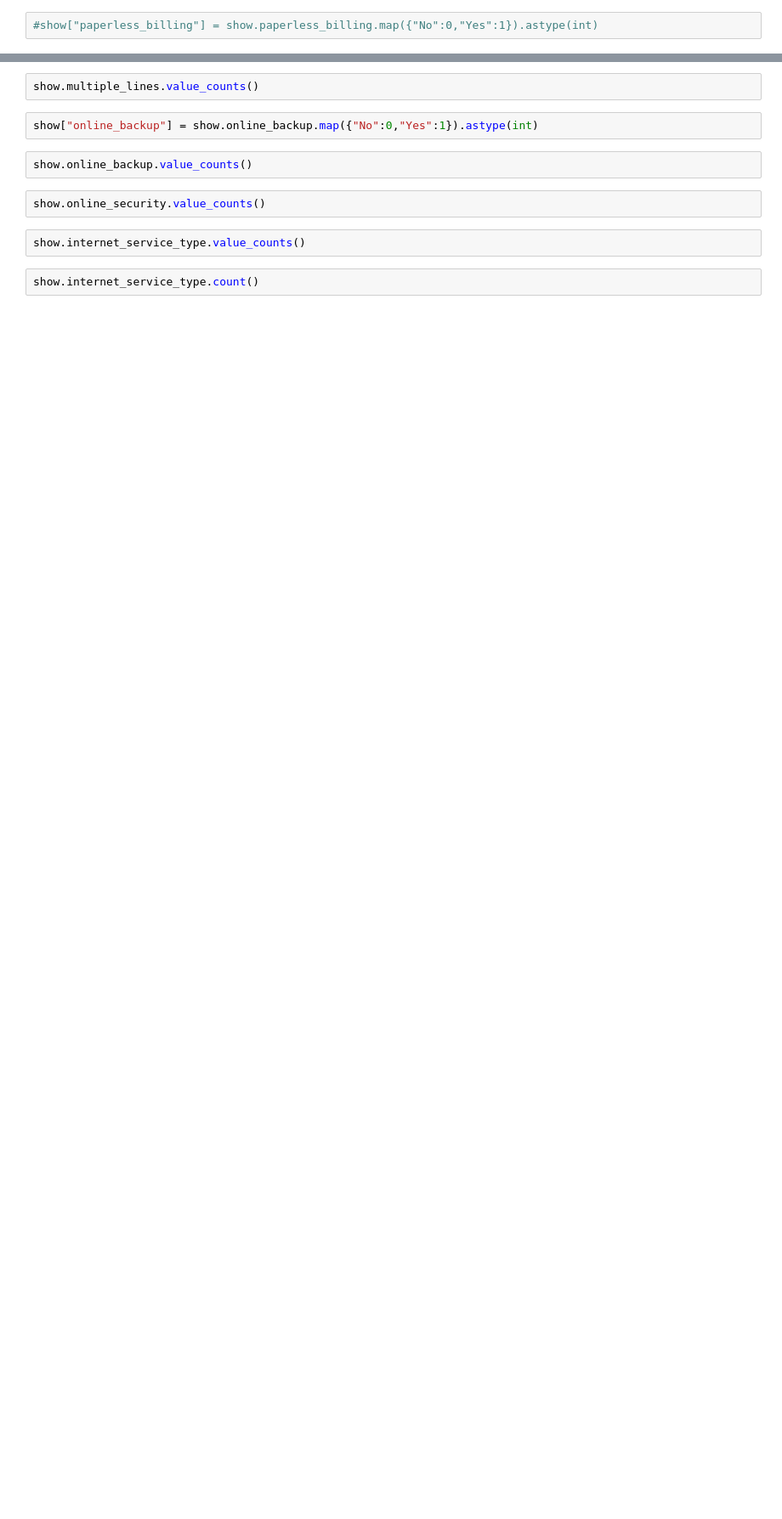
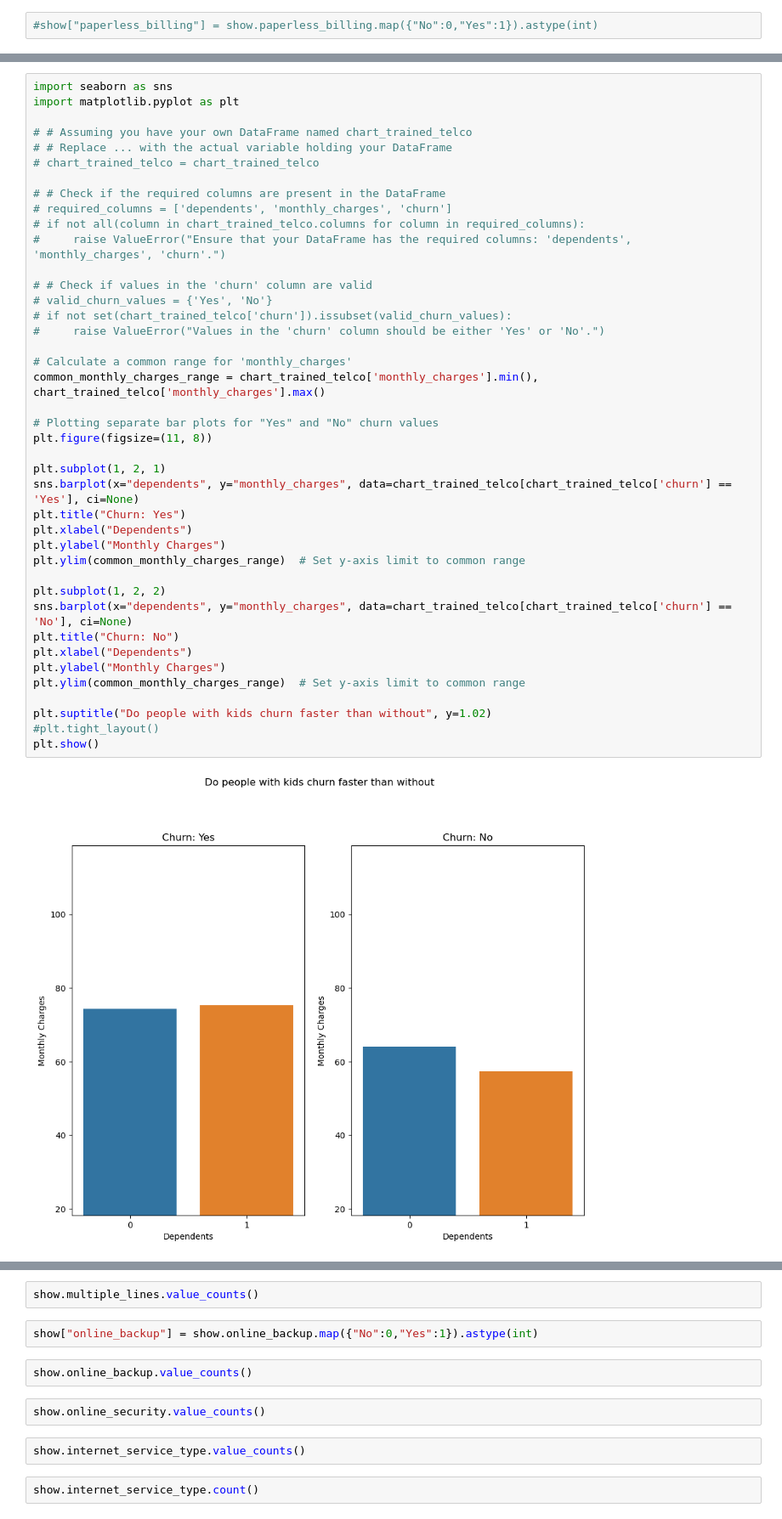
Before and after one commit to Kain-azzo/Classification-Project, a Jupyter notebook: Starting.ipynb, the cells around one changed output, grey strips where cells are left out. Shown at 85% size. Cells and saved outputs as stored; diff of their text form; blank space fills up the shorter version.

```diff
--- a/Starting.ipynb
+++ b/Starting.ipynb
@@ -200,0 +257,43 @@ show.fillna
+# %%
+import seaborn as sns
+import matplotlib.pyplot as plt
+
+# # Assuming you have your own DataFrame named chart_trained_telco
+# # Replace ... with the actual variable holding your DataFrame
+# chart_trained_telco = chart_trained_telco
+
+# # Check if the required columns are present in the DataFrame
+# required_columns = ['dependents', 'monthly_charges', 'churn']
+# if not all(column in chart_trained_telco.columns for column in required_columns):
+#     raise ValueError("Ensure that your DataFrame has the required columns: 'dependents', 'monthly_charges', 'churn'.")
+
+# # Check if values in the 'churn' column are valid
+# valid_churn_values = {'Yes', 'No'}
+# if not set(chart_trained_telco['churn']).issubset(valid_churn_values):
+#     raise ValueError("Values in the 'churn' column should be either 'Yes' or 'No'.")
+
+# Calculate a common range for 'monthly_charges'
+common_monthly_charges_range = chart_trained_telco['monthly_charges'].min(), chart_trained_telco['monthly_charges'].max()
+
+# Plotting separate bar plots for "Yes" and "No" churn values
+plt.figure(figsize=(11, 8))
+
+plt.subplot(1, 2, 1)
+sns.barplot(x="dependents", y="monthly_charges", data=chart_trained_telco[chart_trained_telco['churn'] == 'Yes'], ci=None)
+plt.title("Churn: Yes")
+plt.xlabel("Dependents")
+plt.ylabel("Monthly Charges")
+plt.ylim(common_monthly_charges_range)  # Set y-axis limit to common range
+
+plt.subplot(1, 2, 2)
+sns.barplot(x="dependents", y="monthly_charges", data=chart_trained_telco[chart_trained_telco['churn'] == 'No'], ci=None)
+plt.title("Churn: No")
+plt.xlabel("Dependents")
+plt.ylabel("Monthly Charges")
+plt.ylim(common_monthly_charges_range)  # Set y-axis limit to common range
+
+plt.suptitle("Do people with kids churn faster than without", y=1.02)
+#plt.tight_layout()
+plt.show()
+# %% [output]
+[figure, added]
```
Also changed, not shown: parts of 98 cells of this notebook.
